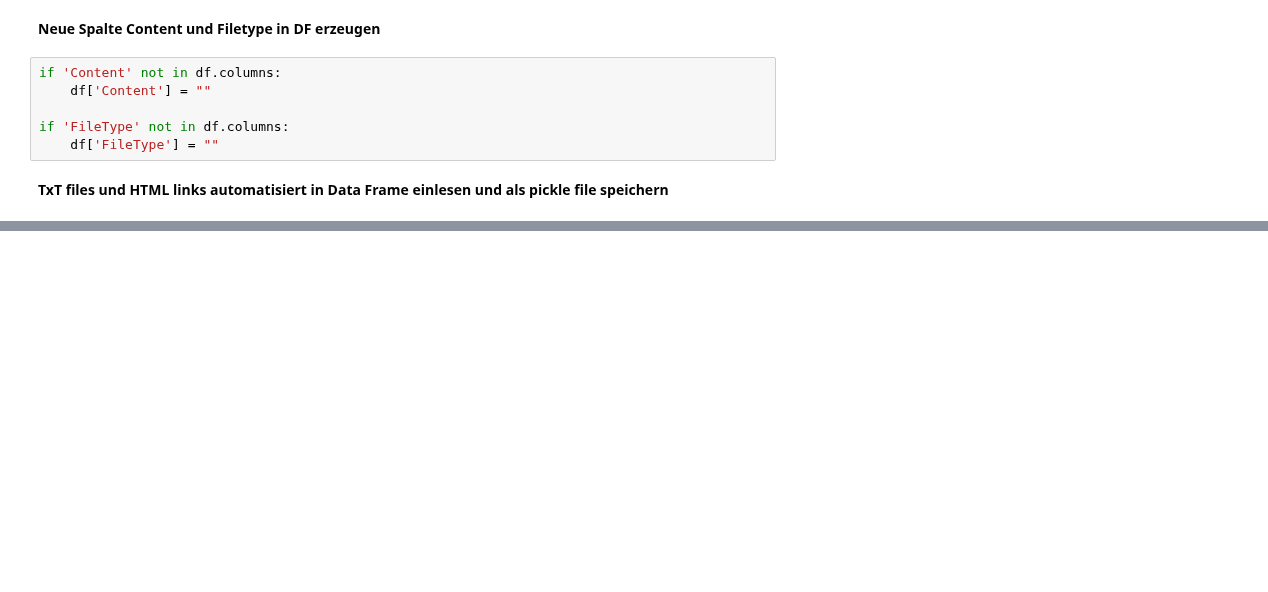
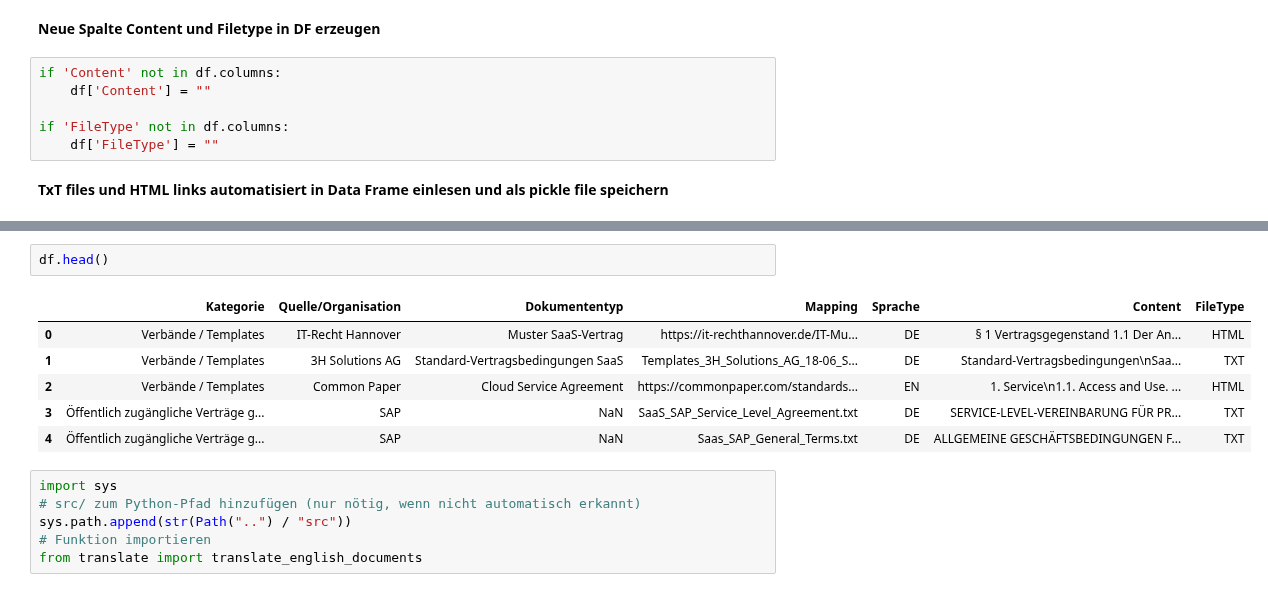
Before and after one commit to Nils7291/NLP_Contract_Checker, a Jupyter notebook: notebooks/data_in.ipynb, the cells around one changed output, grey strips where cells are left out. Saved outputs shown, nothing was run; the diff lists cells and outputs as text; blank space fills up the shorter version.

```diff
--- a/notebooks/data_in.ipynb
+++ b/notebooks/data_in.ipynb
@@ -365,0 +334,15 @@ OSError: Cannot save file into a non-existent directory: 'data'
+# %%
+df.head()
+# %% [output]
+|  | Kategorie | Quelle/Organisation | Dokumententyp | Mapping | Sprache | Content | FileType |
+| 0 | Verbände / Templates | IT-Recht Hannover | Muster SaaS-Vertrag | https://it-rechthannover.de/IT-Mu... | DE | § 1 Vertragsgegenstand 1.1 Der An... | HTML |
+| 1 | Verbände / Templates | 3H Solutions AG | Standard-Vertragsbedingungen SaaS | Templates_3H_Solutions_AG_18-06_S... | DE | Standard-Vertragsbedingungen\nSaa... | TXT |
+| 2 | Verbände / Templates | Common Paper | Cloud Service Agreement | https://commonpaper.com/standards... | EN | 1. Service\n1.1. Access and Use. ... | HTML |
+| 3 | Öffentlich zugängliche Verträge g... | SAP | NaN | SaaS_SAP_Service_Level_Agreement.txt | DE | SERVICE-LEVEL-VEREINBARUNG FÜR PR... | TXT |
+| 4 | Öffentlich zugängliche Verträge g... | SAP | NaN | Saas_SAP_General_Terms.txt | DE | ALLGEMEINE GESCHÄFTSBEDINGUNGEN F... | TXT |
+# %%
+import sys
+# src/ zum Python-Pfad hinzufügen (nur nötig, wenn nicht automatisch erkannt)
+sys.path.append(str(Path("..") / "src"))
+# Funktion importieren
+from translate import translate_english_documents
```
Also changed, not shown: parts of 5 cells of this notebook, 6 other files.
